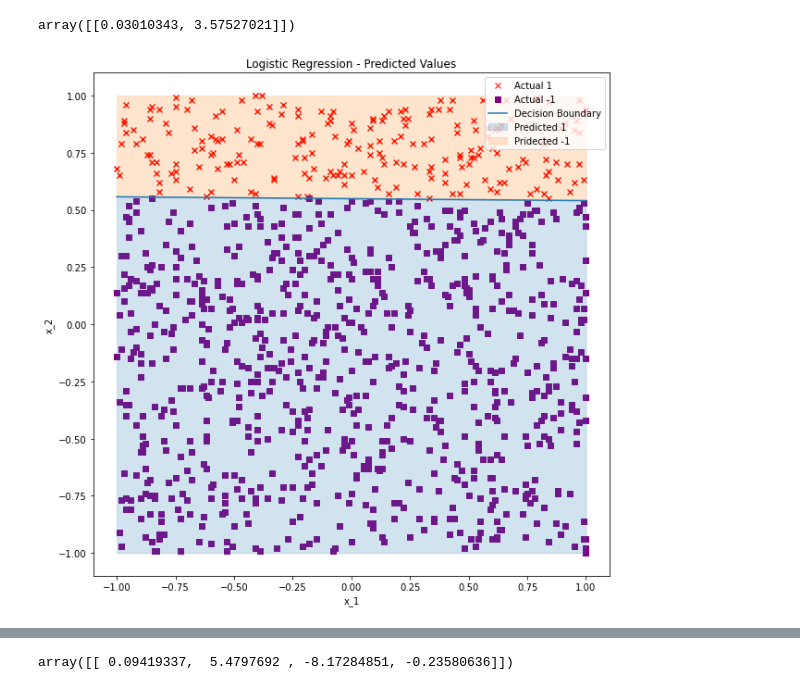
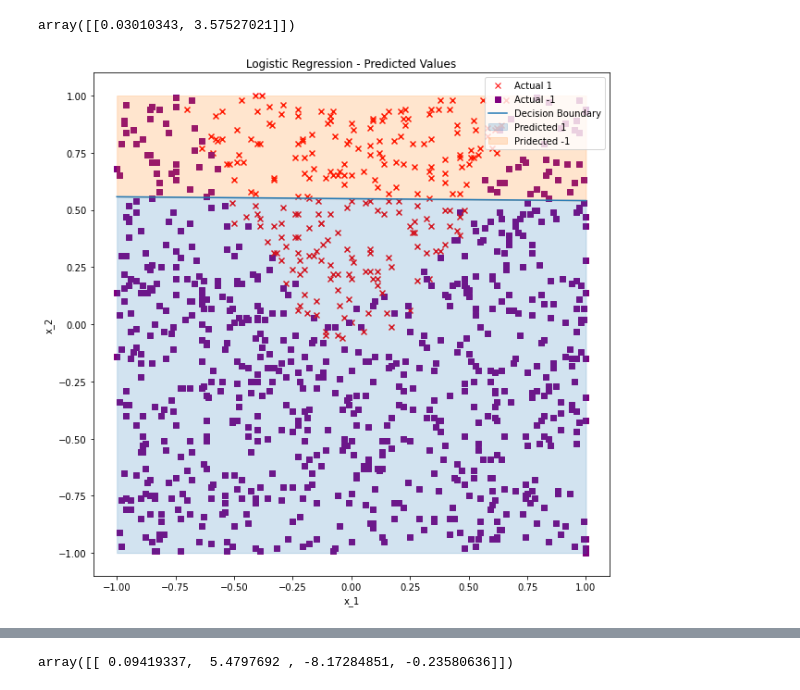
Before and after one commit to Shritesh99/ML_Assignments, a Jupyter notebook: week2/ML_Week2.ipynb, the cells around one changed output, grey strips where cells are left out. Drawn from its saved outputs; the diff is of its cells as text; code cells hidden in the pictures.

```diff
--- a/week2/ML_Week2.ipynb
+++ b/week2/ML_Week2.ipynb
@@ -44,32 +44,32 @@ array([[0.03010343, 3.57527021]])
 # %%
 colors1 = {'1':'red', '-1': 'purple'}
 marker1 = {'1': 'x', '-1': 's'}
 
 c = -b/w2
 m = -w1/w2
 
 plt.figure(figsize=(10,10))
 for i in range(len(X1)):
-    plt.scatter(X1[i], X2[i], color=colors1[str(Y[i])], marker=marker1[str(Y[i])])
+    plt.scatter(X1[i], X2[i], color=colors1[str(y[i])], marker=marker1[str(y[i])])
 
 xmin, xmax = -1, 1
 ymin, ymax = -1, 1
 xd = np.array([xmin, xmax])
 yd = m*xd + c
 line = plt.plot(xd, yd, label='Decision Boundary')
 blue = plt.fill_between(xd, yd, ymin, color='tab:blue', alpha=0.2)
 orange = plt.fill_between(xd, yd, ymax, color='tab:orange', alpha=0.2)
 
 markersA = plt.Line2D([0,0],[0,0],color=colors1['1'], marker=marker1['1'], linestyle='')
 markersB = plt.Line2D([0,0],[0,0],color=colors1['-1'], marker=marker1['-1'], linestyle='')
 plt.legend([markersA, markersB, line[0], blue, orange], ["Actual 1", "Actual -1", "Decision Boundary", "Predicted 1", "Pridected -1"], numpoints=1, loc='upper right')
 
 plt.xlabel('x_1')
 plt.ylabel('x_2')
 plt.title('Logistic Regression - Predicted Values')
 plt.show()
 # %% [output]
-[figure, old version]
+[figure, new version]
 # %%
 from sklearn.svm import LinearSVC
 model = LinearSVC(C=0.001).fit(X, y)
```
Also changed, not shown: parts of 13 cells of this notebook.
